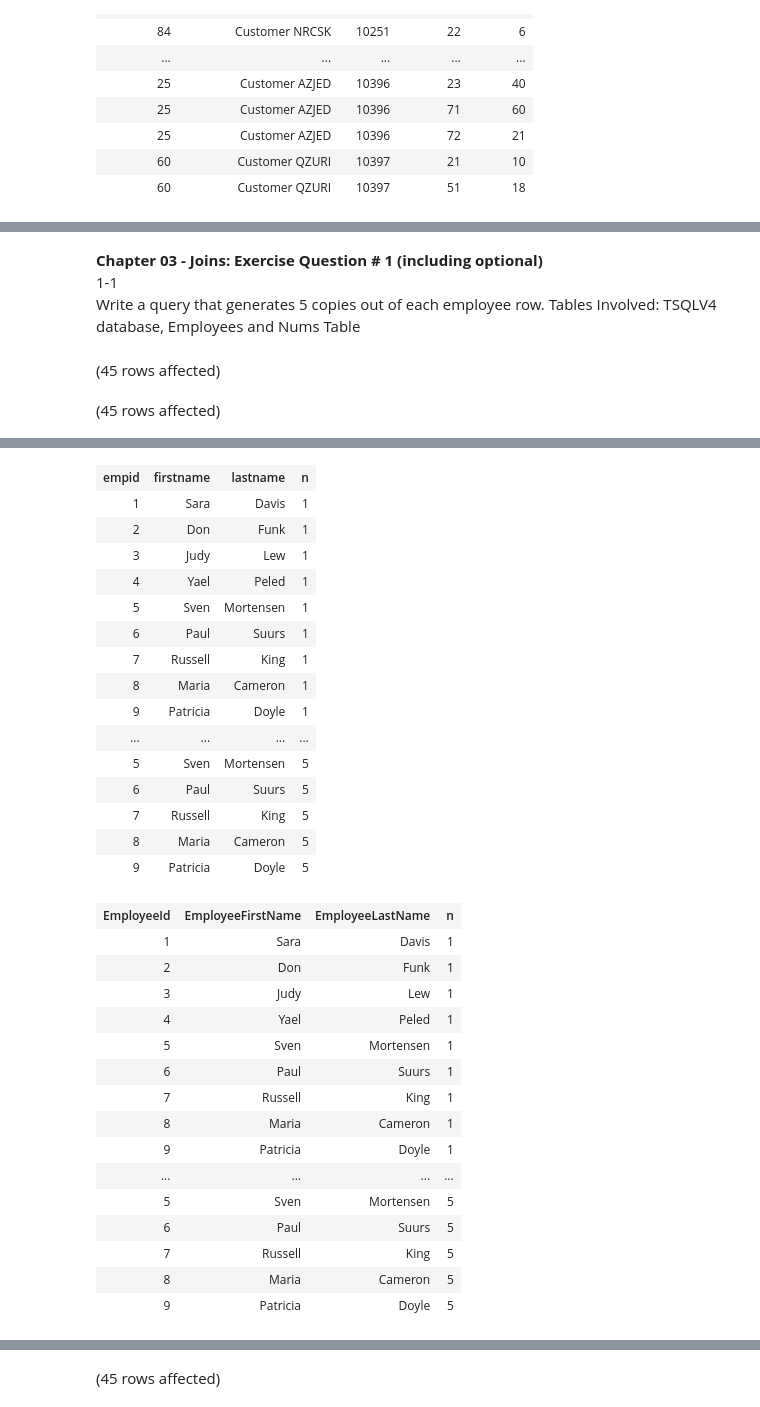
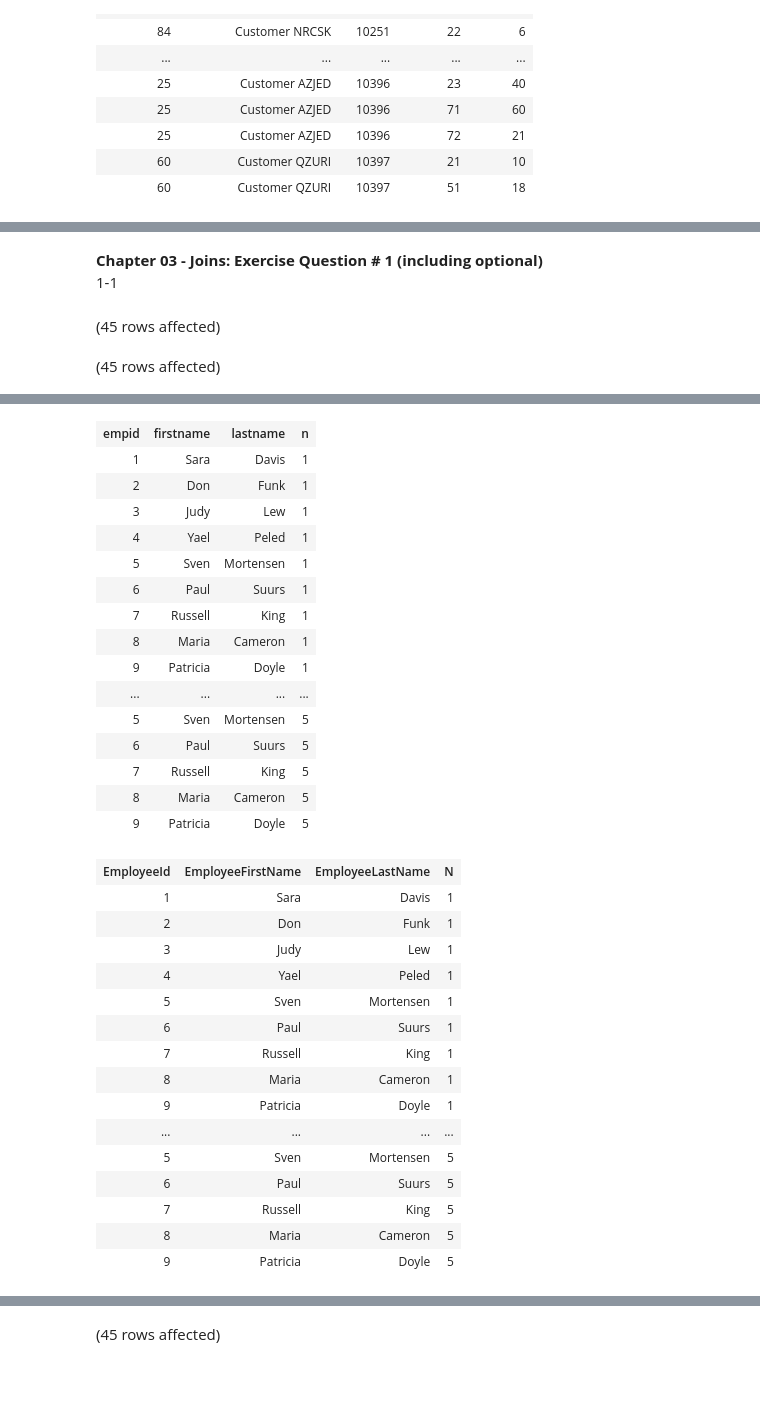
Before and after one commit to EazyEzz/381_SQL, a Jupyter notebook: PHW2/Group3_HW1_EssmerSanchez.ipynb, the cells around one changed output, grey strips where cells are left out. Drawn from its saved outputs; the diff is of its cells as text; code cells hidden in the pictures; blank space fills up the shorter version.

```diff
--- a/PHW2/Group3_HW1_EssmerSanchez.ipynb
+++ b/PHW2/Group3_HW1_EssmerSanchez.ipynb
@@ -201,8 +241,6 @@ Total execution time: 00:00:00.037
 # %% [markdown]
 **Chapter 03 - Joins: Exercise Question # 1 (including optional)**
 1-1
-Write a query that generates 5 copies out of each employee row.
-Tables Involved: TSQLV4 database, Employees and Nums Table
 # %%
 USE TSQLV4;
 
@@ -225,7 +263,7 @@ WITH Nums(n) AS (
     SELECT n + 1 FROM Nums WHERE n < 5
 )
 
-SELECT e.EmployeeId, e.EmployeeFirstName, e.EmployeeLastName, n.n
+SELECT e.EmployeeId, e.EmployeeFirstName, e.EmployeeLastName, n.N
 FROM HumanResources.Employee AS e
     CROSS JOIN Nums n
 ORDER BY n.n, e.EmployeeId;
@@ -236,20 +274,20 @@ Total execution time: 00:00:00.015
 | empid | firstname | lastname | n |
 | 1 | Sara | Davis | 1 |
 | 2 | Don | Funk | 1 |
 | 3 | Judy | Lew | 1 |
 | 4 | Yael | Peled | 1 |
 | 5 | Sven | Mortensen | 1 |
 | 6 | Paul | Suurs | 1 |
 | 7 | Russell | King | 1 |
 | 8 | Maria | Cameron | 1 |
 | 9 | Patricia | Doyle | 1 |
 | ... | ... | ... | ... |
 | 5 | Sven | Mortensen | 5 |
 | 6 | Paul | Suurs | 5 |
 | 7 | Russell | King | 5 |
 | 8 | Maria | Cameron | 5 |
 | 9 | Patricia | Doyle | 5 |
-| EmployeeId | EmployeeFirstName | EmployeeLastName | n |
+| EmployeeId | EmployeeFirstName | EmployeeLastName | N |
 | 1 | Sara | Davis | 1 |
 | 2 | Don | Funk | 1 |
 | 3 | Judy | Lew | 1 |
```
Also changed, not shown: parts of 9 cells of this notebook.
